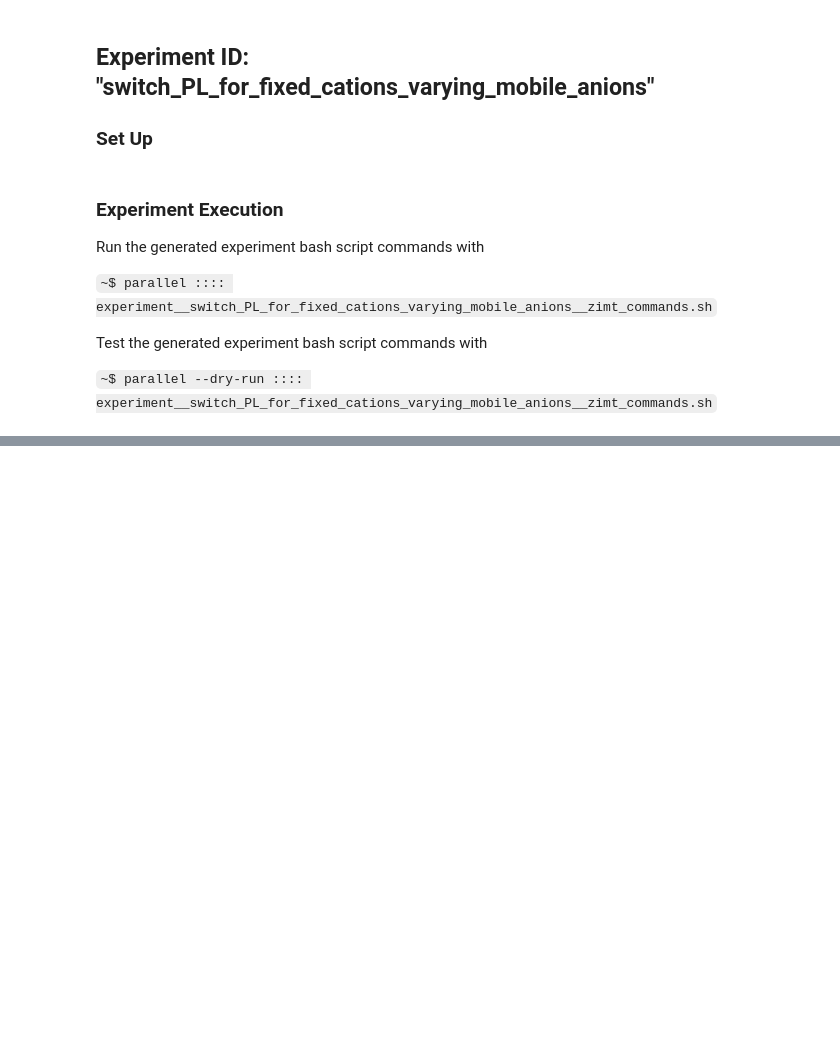
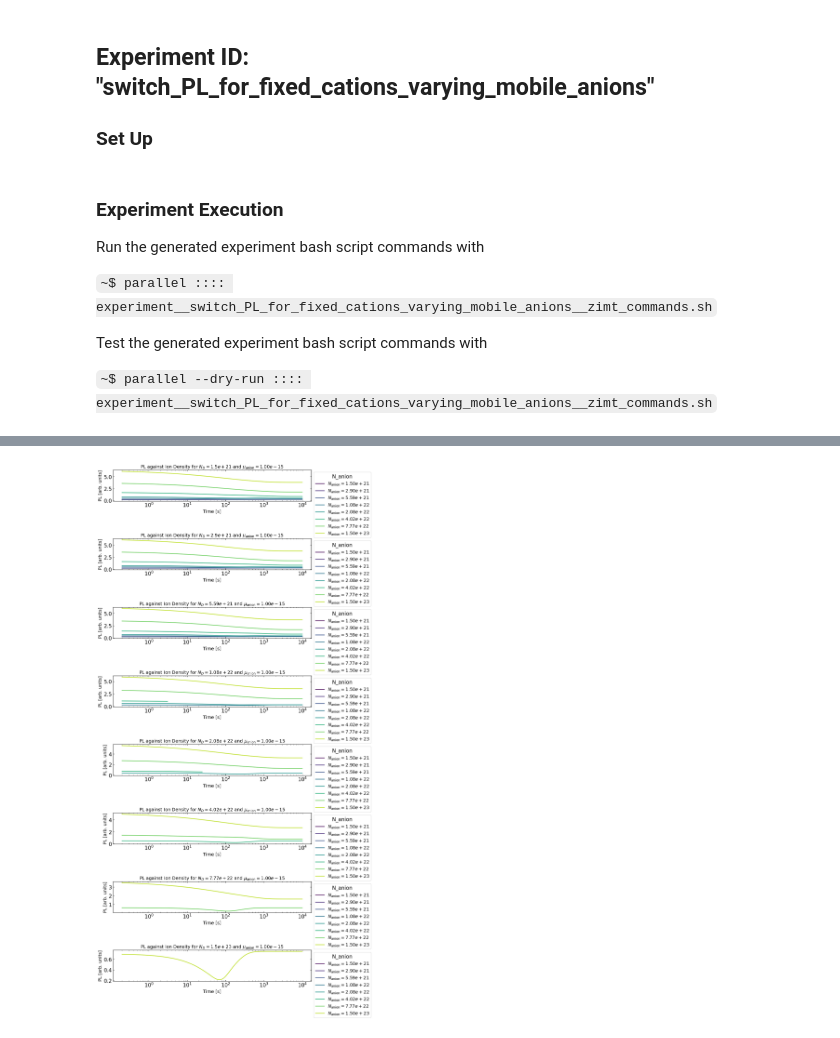
Before and after one commit to joshedmundson/pySIMsalabim, a Jupyter notebook: Notebooks/New PL Project/analysis__switch_PL_for_fixed_cations_varying_mobile_anions.ipynb, the cells around one changed output, grey strips where cells are left out. Drawn from its saved outputs; the diff is of its cells as text; code cells hidden in the pictures; blank space fills up the shorter version.

```diff
--- a/Notebooks/New PL Project/analysis__switch_PL_for_fixed_cations_varying_mobile_anions.ipynb
+++ b/Notebooks/New PL Project/analysis__switch_PL_for_fixed_cations_varying_mobile_anions.ipynb
@@ -135,0 +329,31 @@ Test the generated experiment bash script commands with
+# %%
+# Prep dataset for plotting
+fixed_ion_mobility = 1e-15
+fixed_cation_density = 1E22
+fixed_mobility_data = zimt_transient_dataset.rename({'JdirL2': 'PL'}).PL.where(zimt_transient_dataset.time >= 0.2, drop=True).sel(l2_mu_anion=fixed_ion_mobility)
+
+# Get the number of different fixed ion densities
+number_of_fixed_ion_densities = fixed_mobility_data.l2_N_D.values.size
+
+fig, axes = plt.subplots(number_of_fixed_ion_densities, 1, figsize=(12,number_of_fixed_ion_densities*3), layout='constrained')
+
+# Define graph colours and a colour cycler
+color_map = matplotlib.colormaps.get_cmap('viridis')
+colors = color_map(np.linspace(0, 0.9, fixed_mobility_data.l2_N_anion.size))
+
+# Set a cycler to change the color of each subsequent line according to viridis
+custom_cycler = cycler(color=colors)
+ax.set_prop_cycle(custom_cycler)
+
+# Plot lines
+for index, fixed_cation_density in enumerate(fixed_mobility_data.l2_N_D.values):
+    axes[index].set_prop_cycle(custom_cycler)
+    fixed_mobility_and_density_data = fixed_mobility_data.sel(l2_N_D=fixed_cation_density, method='nearest')
+    fixed_mobility_and_density_data.plot.line(x='time', hue="l2_N_anion", xscale='log', add_legend=False, ax=axes[index])
+    axes[index].legend(labels, title="N_anion", bbox_to_anchor=(1,1))
+    axes[index].set_xlabel("Time [s]")
+    axes[index].set_ylabel("PL [arb. units]")
+    axes[index].set_title(f"PL against Ion Density for $N_D={fixed_mobility_and_density_data.l2_N_D.item()}$ and $\\mu_\\text{{anion}} = {fixed_ion_mobility:.2e}$ ")
+plt.show()
+# %% [output]
+[figure, added]
```
Also changed, not shown: parts of 9 cells of this notebook.
